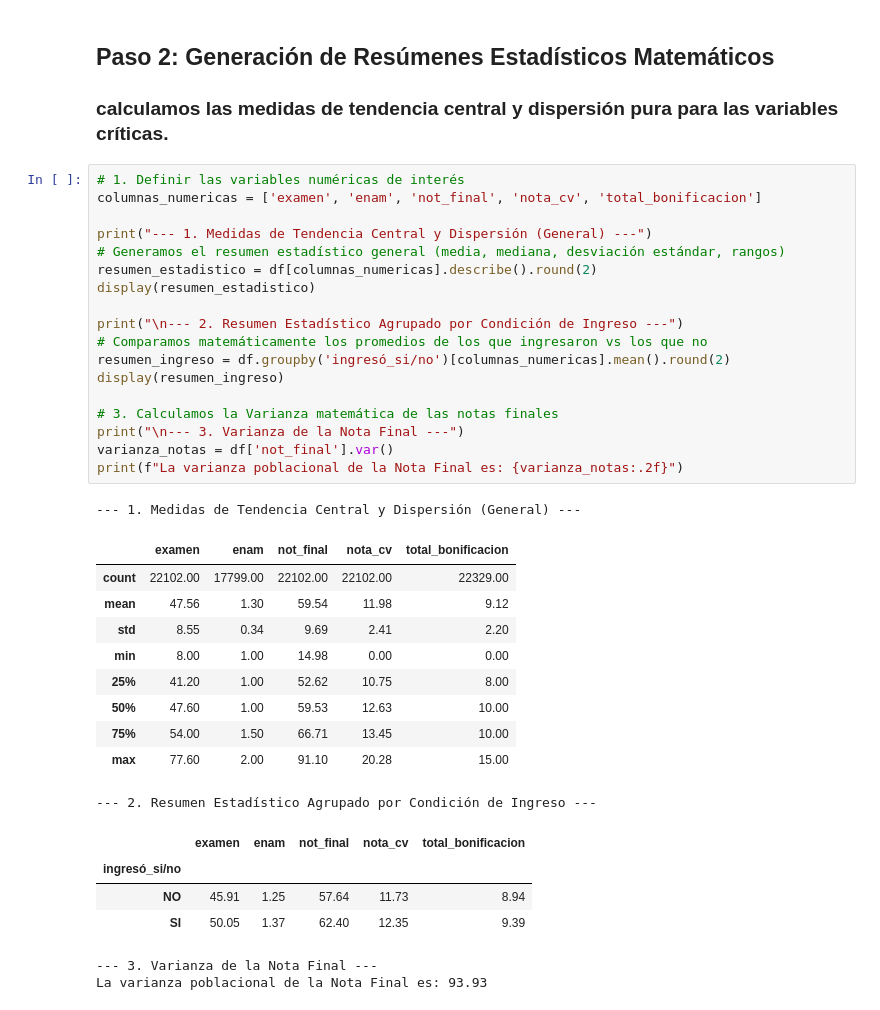
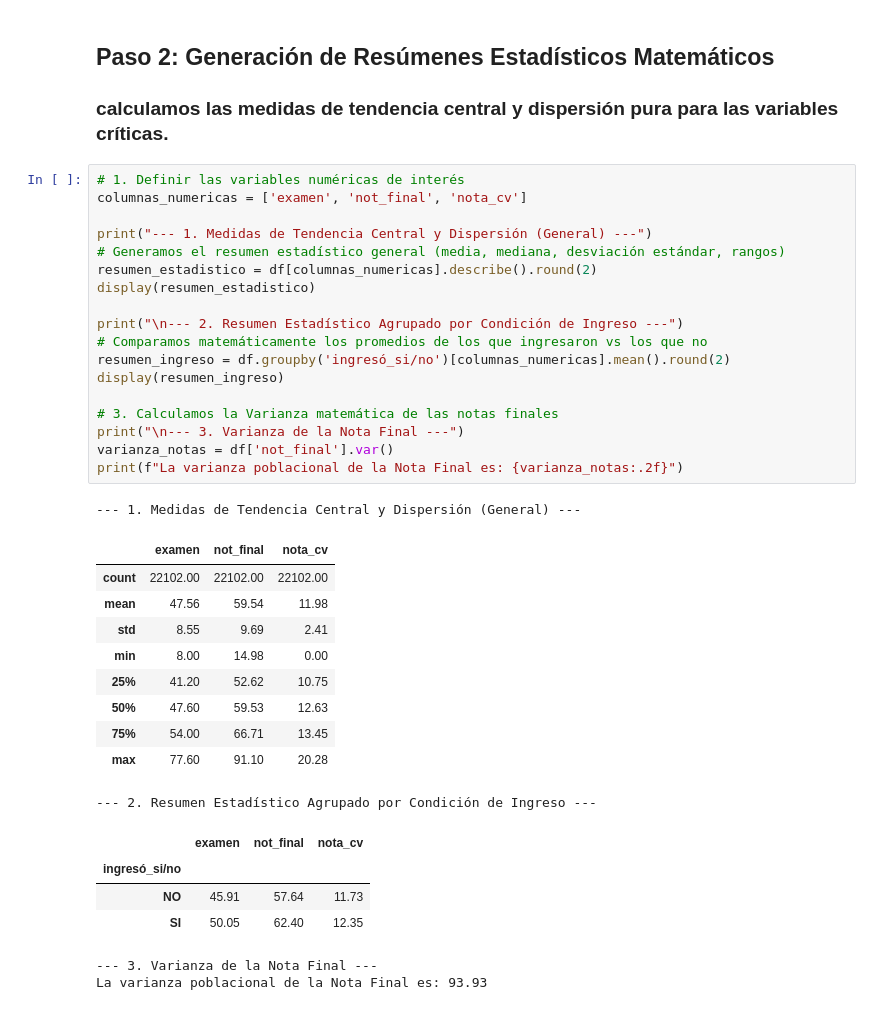
Before and after one commit to MartinTrillo22/FinalCienciaDatos, a Jupyter notebook: AnalisisFinal.ipynb, the cells around one changed output. Cells and saved outputs as stored; diff of their text form.

```diff
--- a/AnalisisFinal.ipynb
+++ b/AnalisisFinal.ipynb
@@ -21,37 +21,37 @@ El dataset contiene 22329 filas y 20 columnas.
 ### calculamos las medidas de tendencia central y dispersión pura para las variables críticas.
 # %%
 # 1. Definir las variables numéricas de interés
-columnas_numericas = ['examen', 'enam', 'not_final', 'nota_cv', 'total_bonificacion']
+columnas_numericas = ['examen', 'not_final', 'nota_cv']
 
 print("--- 1. Medidas de Tendencia Central y Dispersión (General) ---")
 # Generamos el resumen estadístico general (media, mediana, desviación estándar, rangos)
 resumen_estadistico = df[columnas_numericas].describe().round(2)
 display(resumen_estadistico)
 
 print("\n--- 2. Resumen Estadístico Agrupado por Condición de Ingreso ---")
 # Comparamos matemáticamente los promedios de los que ingresaron vs los que no
 resumen_ingreso = df.groupby('ingresó_si/no')[columnas_numericas].mean().round(2)
 display(resumen_ingreso)
 
 # 3. Calculamos la Varianza matemática de las notas finales
 print("\n--- 3. Varianza de la Nota Final ---")
 varianza_notas = df['not_final'].var()
 print(f"La varianza poblacional de la Nota Final es: {varianza_notas:.2f}")
 # %% [output]
 --- 1. Medidas de Tendencia Central y Dispersión (General) ---
-|  | examen | enam | not_final | nota_cv | total_bonificacion |
-| count | 22102.00 | 17799.00 | 22102.00 | 22102.00 | 22329.00 |
-| mean | 47.56 | 1.30 | 59.54 | 11.98 | 9.12 |
-| std | 8.55 | 0.34 | 9.69 | 2.41 | 2.20 |
-| min | 8.00 | 1.00 | 14.98 | 0.00 | 0.00 |
-| 25% | 41.20 | 1.00 | 52.62 | 10.75 | 8.00 |
-| 50% | 47.60 | 1.00 | 59.53 | 12.63 | 10.00 |
-| 75% | 54.00 | 1.50 | 66.71 | 13.45 | 10.00 |
-| max | 77.60 | 2.00 | 91.10 | 20.28 | 15.00 |
+|  | examen | not_final | nota_cv |
+| count | 22102.00 | 22102.00 | 22102.00 |
+| mean | 47.56 | 59.54 | 11.98 |
+| std | 8.55 | 9.69 | 2.41 |
+| min | 8.00 | 14.98 | 0.00 |
+| 25% | 41.20 | 52.62 | 10.75 |
+| 50% | 47.60 | 59.53 | 12.63 |
+| 75% | 54.00 | 66.71 | 13.45 |
+| max | 77.60 | 91.10 | 20.28 |
 --- 2. Resumen Estadístico Agrupado por Condición de Ingreso ---
-|  | examen | enam | not_final | nota_cv | total_bonificacion |
-| ingresó_si/no |  |  |  |  |  |
-| NO | 45.91 | 1.25 | 57.64 | 11.73 | 8.94 |
-| SI | 50.05 | 1.37 | 62.40 | 12.35 | 9.39 |
+|  | examen | not_final | nota_cv |
+| ingresó_si/no |  |  |  |
+| NO | 45.91 | 57.64 | 11.73 |
+| SI | 50.05 | 62.40 | 12.35 |
 --- 3. Varianza de la Nota Final ---
 La varianza poblacional de la Nota Final es: 93.93
```
Also changed, not shown: parts of 6 cells of this notebook, 1 other file.
